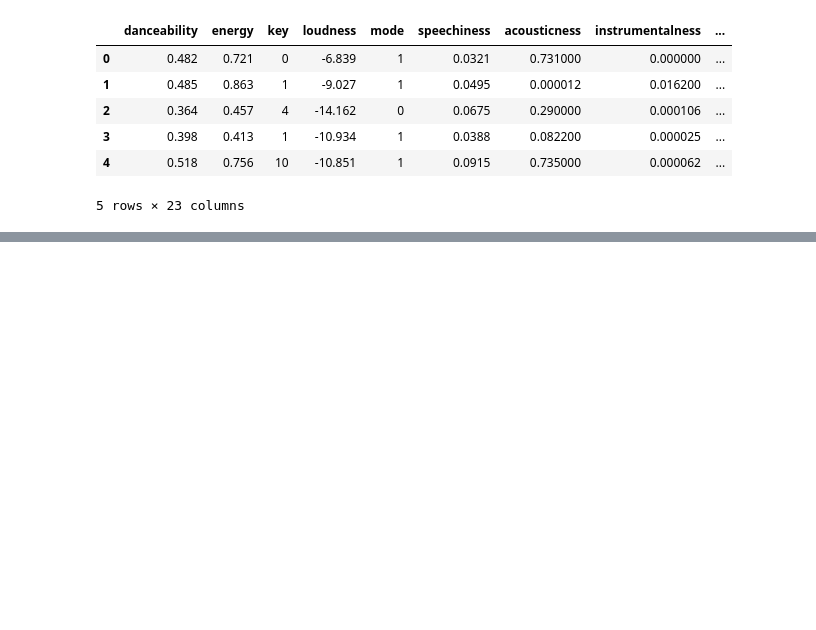
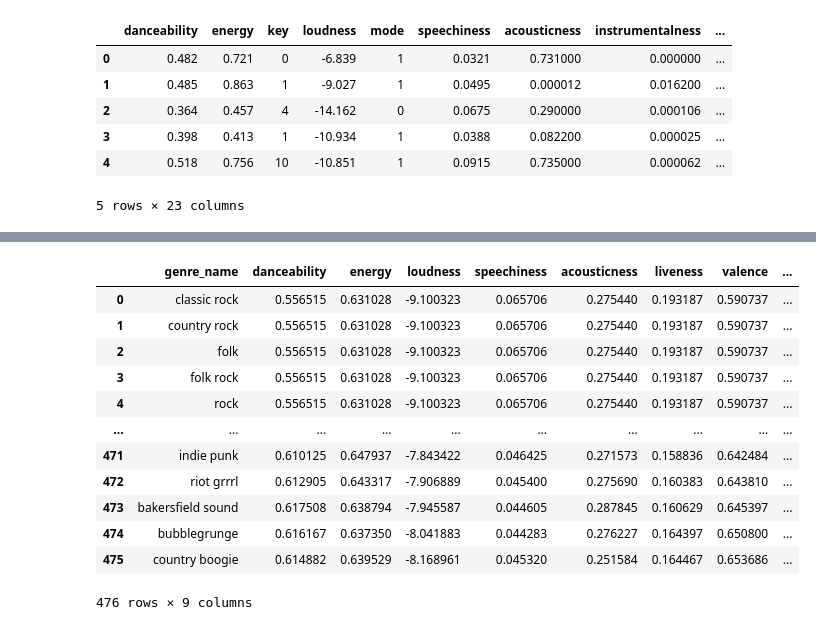
Before and after one commit to savicd710/Spoti-Find, a Jupyter notebook: spotipy_machine_learning.ipynb, the cells around one changed output, grey strips where cells are left out. Cells and saved outputs as stored; diff of their text form; code cells hidden in the pictures; blank space fills up the shorter version.

```diff
--- a/spotipy_machine_learning.ipynb
+++ b/spotipy_machine_learning.ipynb
@@ -113,0 +129,57 @@ print(genre_features_input['cyberpunk'])
+# %%
+genre_name = []
+danceability = []
+energy = []
+loudness = []
+speechiness = []
+acousticness = []
+liveness = []
+valence = []
+genres_counts = []
+
+for key, value in genre_features_input.items():
+    genre_name.append(key)
+    for k, v in value[0].items():
+        if k == 'danceability':
+            danceability.append(v)
+        elif k == 'energy':
+            energy.append(v)
+        elif k == 'loudness':
+            loudness.append(v)
+        elif k == 'speechiness':
+            speechiness.append(v)
+        elif k == 'acousticness':
+            acousticness.append(v)
+        elif k == 'liveness':
+            liveness.append(v)
+        else:
+            valence.append(v)
+for k, v in all_genres_counts.items():
+        genres_counts.append(v)
+# %%
+test_dict = {'genre_name': genre_name,
+'danceability': danceability,
+'energy': energy,
+'loudness': loudness,
+'speechiness': speechiness,
+'acousticness': acousticness,
+'liveness': liveness,
+'valence': valence,
+'genre_counts': genres_counts}
+genre_test = pd.DataFrame(test_dict)
+# %%
+genre_test
+# %% [output]
+|  | genre_name | danceability | energy | loudness | speechiness | acousticness | liveness | valence | ... |
+| 0 | classic rock | 0.556515 | 0.631028 | -9.100323 | 0.065706 | 0.275440 | 0.193187 | 0.590737 | ... |
+| 1 | country rock | 0.556515 | 0.631028 | -9.100323 | 0.065706 | 0.275440 | 0.193187 | 0.590737 | ... |
+| 2 | folk | 0.556515 | 0.631028 | -9.100323 | 0.065706 | 0.275440 | 0.193187 | 0.590737 | ... |
+| 3 | folk rock | 0.556515 | 0.631028 | -9.100323 | 0.065706 | 0.275440 | 0.193187 | 0.590737 | ... |
+| 4 | rock | 0.556515 | 0.631028 | -9.100323 | 0.065706 | 0.275440 | 0.193187 | 0.590737 | ... |
+| ... | ... | ... | ... | ... | ... | ... | ... | ... | ... |
+| 471 | indie punk | 0.610125 | 0.647937 | -7.843422 | 0.046425 | 0.271573 | 0.158836 | 0.642484 | ... |
+| 472 | riot grrrl | 0.612905 | 0.643317 | -7.906889 | 0.045400 | 0.275690 | 0.160383 | 0.643810 | ... |
+| 473 | bakersfield sound | 0.617508 | 0.638794 | -7.945587 | 0.044605 | 0.287845 | 0.160629 | 0.645397 | ... |
+| 474 | bubblegrunge | 0.616167 | 0.637350 | -8.041883 | 0.044283 | 0.276227 | 0.164397 | 0.650800 | ... |
+| 475 | country boogie | 0.614882 | 0.639529 | -8.168961 | 0.045320 | 0.251584 | 0.164467 | 0.653686 | ... |
+476 rows × 9 columns
```
Also changed, not shown: parts of 5 cells of this notebook, 2 other files.
